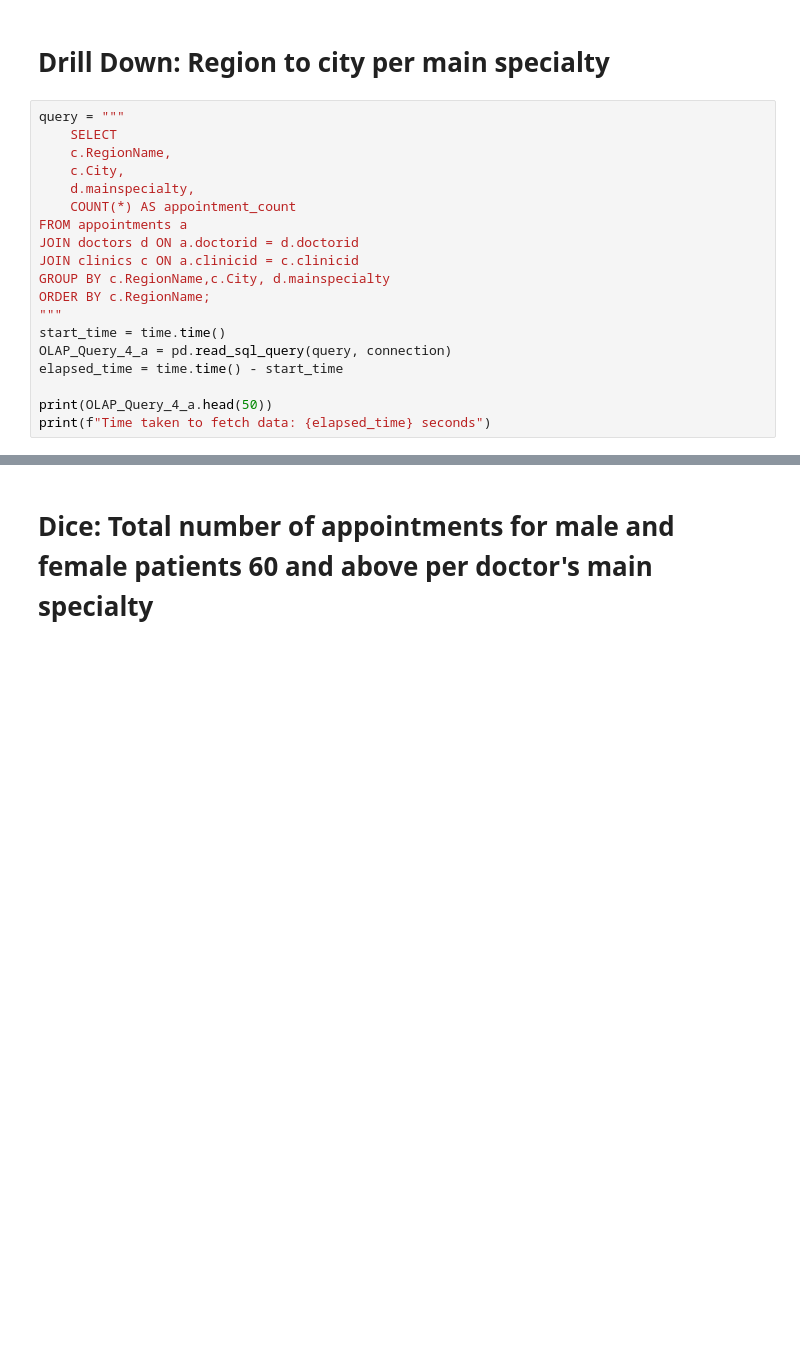
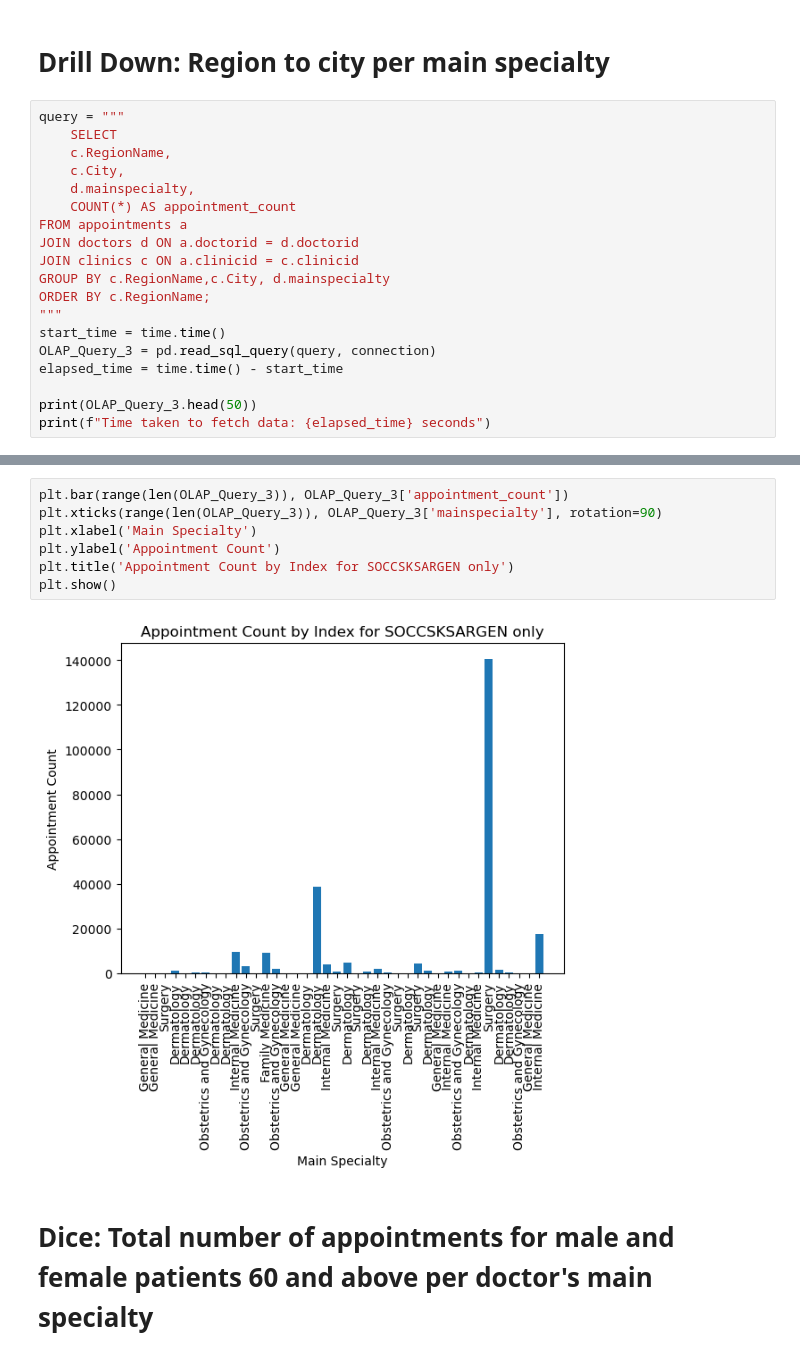
Before and after one commit to Johann-Uytanlet/STADVDB-MCO, a Jupyter notebook: MCO1 Query Visualization .ipynb, the cells around one changed output, grey strips where cells are left out. Cells and saved outputs as stored; diff of their text form; blank space fills up the shorter version.

```diff
--- a/MCO1 Query Visualization .ipynb
+++ b/MCO1 Query Visualization .ipynb
@@ -302,10 +302,10 @@ GROUP BY c.RegionName,c.City, d.mainspecialty
 ORDER BY c.RegionName;
 """
 start_time = time.time()
-OLAP_Query_4_a = pd.read_sql_query(query, connection)
+OLAP_Query_3 = pd.read_sql_query(query, connection)
 elapsed_time = time.time() - start_time
 
-print(OLAP_Query_4_a.head(50))
+print(OLAP_Query_3.head(50))
 print(f"Time taken to fetch data: {elapsed_time} seconds")
 # %% [output]
                               RegionName             City  \
@@ -328,3 +328,12 @@ Time taken to fetch data: 0.906468391418457 seconds
+# %%
+plt.bar(range(len(OLAP_Query_3)), OLAP_Query_3['appointment_count'])
+plt.xticks(range(len(OLAP_Query_3)), OLAP_Query_3['mainspecialty'], rotation=90)
+plt.xlabel('Main Specialty')
+plt.ylabel('Appointment Count')
+plt.title('Appointment Count by Index for SOCCSKSARGEN only')
+plt.show()
+# %% [output]
+[figure, added]
 # %% [markdown]
 # Dice:  Total number of appointments for male and female patients 60 and above per doctor's main specialty
 # %%
```
Also changed, not shown: parts of 3 cells of this notebook.
